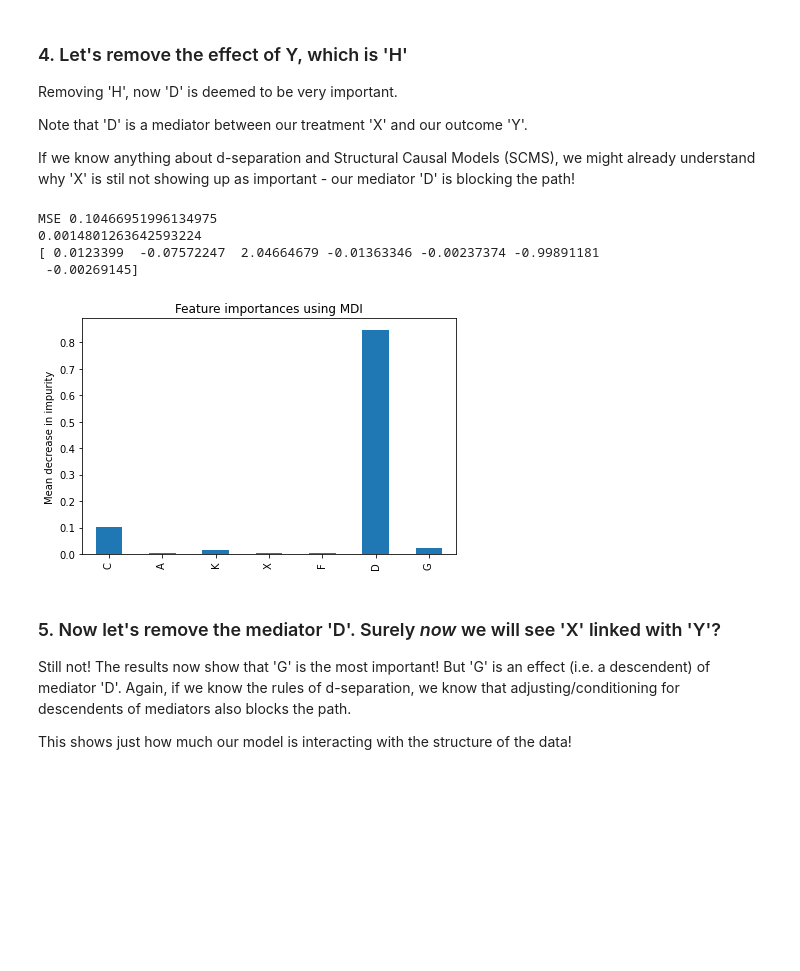
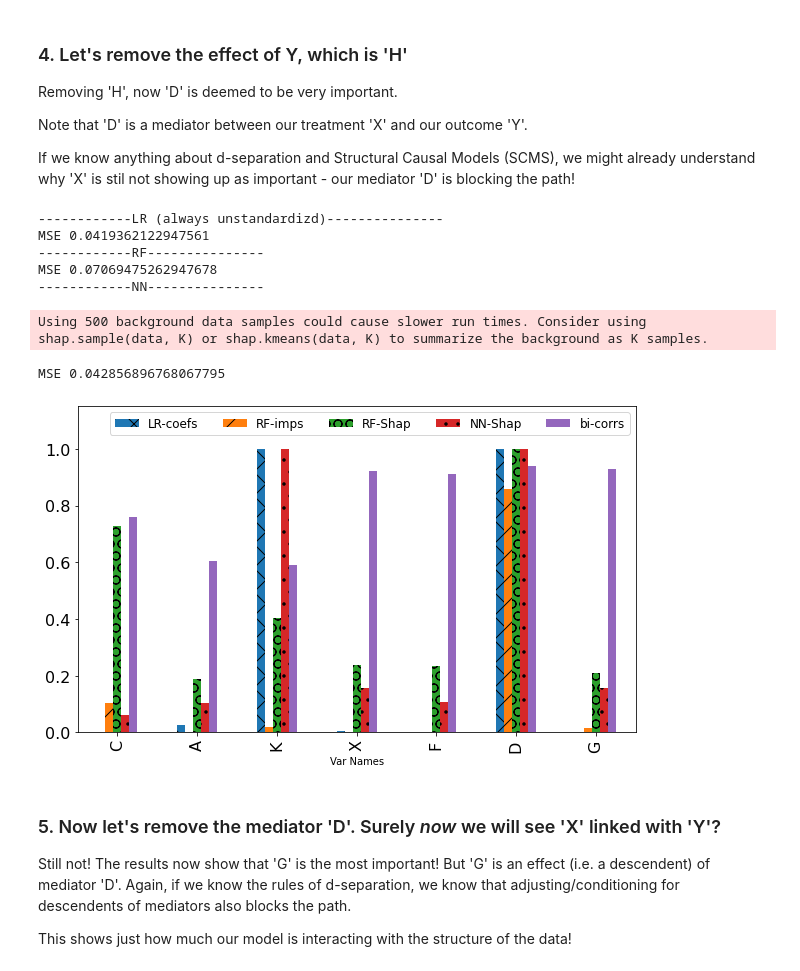
Before and after one commit to matthewvowels1/ML_structural_interactions, a Jupyter notebook: RF_importances_Shapley.ipynb, the cells around one changed output. Drawn from its saved outputs; the diff is of its cells as text; code cells hidden in the pictures; blank space fills up the shorter version.

Commit message:
results pushed

```diff
--- a/RF_importances_Shapley.ipynb
+++ b/RF_importances_Shapley.ipynb
@@ -21,7 +23,7 @@ The consequences of this reality are:
 # %% [markdown]
 ### 1. Start by generating data according to some causal structure
 # %%
-N = 3000
+N = 10000
 C = np.random.randn(N,1)   # exogenous cause of X
 A = 0.8 * np.random.randn(N,1)  # backdoor adjustment variable (also cause of X)
 K = A + 0.1 * np.random.randn(N,1)  # backdoor adjustment variable (cause of A and Y)
@@ -31,5 +33,7 @@ D = -2*X + 0.5 * np.random.randn(N,1)  # mediator between x and y
 G = D + 0.5 * np.random.randn(N,1)  # descendent of mediator
 Y = 2*K - D + 0.2 * np.random.randn(N,1)  # outcome variable
 H = 0.5*Y + 0.1 * np.random.randn(N,1)  # effect of Y
+
+feature_names = ['C', 'A', 'K', 'X', 'F', 'D', 'G', 'H']
 # %% [markdown]
 ### 2. Create a little function that provides plots of RF importances for a given set of preds and outcome
@@ -94,16 +163,23 @@ If we know anything about d-separation and Structural Causal Models (SCMS), we m
 # %%
 # remove effect of y
 predictors = np.concatenate((C, A, K, X, F, D, G),1)
 outcome =  Y[:,0]
-feature_names = ['C', 'A', 'K', 'X', 'F', 'D', 'G']
+feature_names_b = ['C', 'A', 'K', 'X', 'F', 'D', 'G']
 
-plot_importances(predictors, outcome, feature_names)
+# biv_covs,biv_corrs, rf_importances, rf_shap_vals, nn_shap_vals, lr_coefs = get_importances(predictors, outcome, feature_names)
+# plot_results(biv_corrs, rf_importances, rf_shap_vals, nn_shap_vals, lr_coefs, feature_names, graph_name='no_H.png')
+
+biv_covs_b,biv_corrs_b, rf_importances_b, rf_shap_vals_b, nn_shap_vals_b, lr_coefs_b = get_importances(predictors, outcome, feature_names_b, standardize=True)
+plot_results(biv_corrs_b, rf_importances_b, rf_shap_vals_b, nn_shap_vals_b, lr_coefs_b, feature_names_b, graph_name='no_H_std.png')
 # %% [output]
-MSE 0.10466951996134975
-0.0014801263642593224
-[ 0.0123399  -0.07572247  2.04664679 -0.01363346 -0.00237374 -0.99891181
- -0.00269145]
+------------LR (always unstandardizd)---------------
+MSE 0.0419362122947561
+------------RF---------------
+MSE 0.07069475262947678
+------------NN---------------
+Using 500 background data samples could cause slower run times. Consider using shap.sample(data, K) or shap.kmeans(data, K) to summarize the background as K samples.
+MSE 0.042856896768067795
-[figure, old version]
+[figure, new version]
 # %% [markdown]
 ### 5. Now let's remove the mediator 'D'. Surely *now* we will see 'X' linked with 'Y'?
 
```
Also changed, not shown: parts of 22 cells of this notebook, 10 other files.
